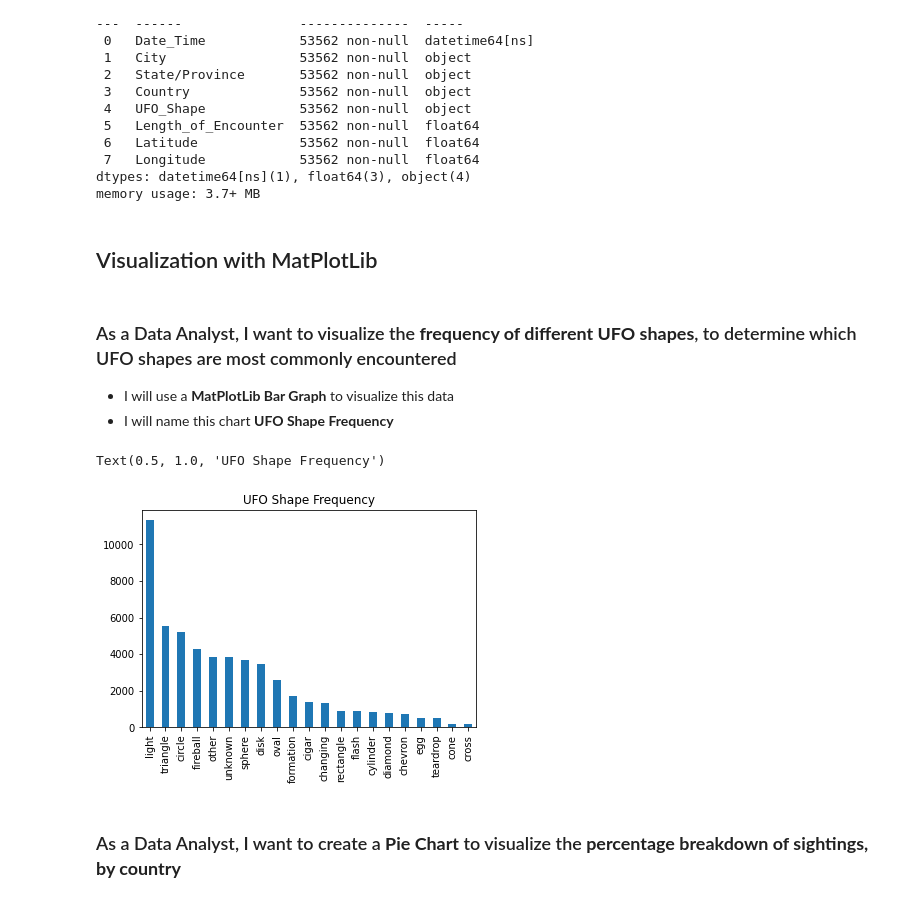
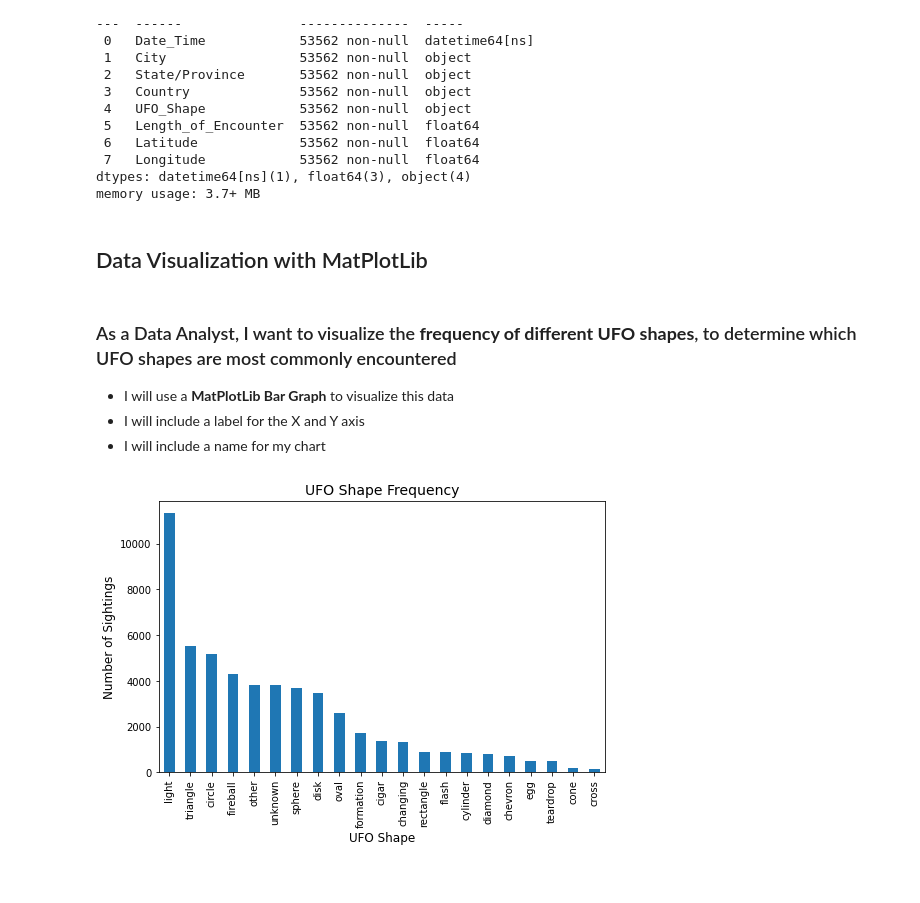
Before and after one commit to megancindric/DA_Flex_Pandas_MatPlotLib, a Jupyter notebook: Pandas_MatPlotLib_User_Stories.ipynb, the cells around one changed output. Cells and saved outputs as stored; diff of their text form; code cells hidden in the pictures.

```diff
--- a/Pandas_MatPlotLib_User_Stories.ipynb
+++ b/Pandas_MatPlotLib_User_Stories.ipynb
@@ -18,7 +11,7 @@ import matplotlib.pyplot as plt
 # %% [markdown]
 ### As a Data Analyst, I want to import and store the `ufo_sightings.csv` file in a variable
 # %%
-ufo_df = pd.read_csv("ufo_sightings1.csv", index_col="#")
+ufo_df = pd.read_csv("ufo_sightings.csv", index_col="#")
 ufo_df.info()
 # %% [output]
 <class 'pandas.core.frame.DataFrame'>
@@ -99,19 +92,22 @@ Data columns (total 8 columns):
 dtypes: datetime64[ns](1), float64(3), object(4)
 memory usage: 3.7+ MB
 # %% [markdown]
-## Visualization with MatPlotLib
+## Data Visualization with MatPlotLib
 # %% [markdown]
 ### As a Data Analyst, I want to visualize the **frequency of different UFO shapes**, to determine which UFO shapes are most commonly encountered
 * I will use a **MatPlotLib Bar Graph** to visualize this data
-* I will name this chart **UFO Shape Frequency**
+* I will include a label for the X and Y axis
+* I will include a name for my chart
 # %%
 filtered_df.nunique()
 shape_count = filtered_df["UFO_Shape"].value_counts()
-shape_count
-ufo_shape_plot = shape_count.plot(kind='bar')
-ufo_shape_plot.set_title("UFO Shape Frequency")
+ufo_shape_plot = shape_count.plot(kind='bar', figsize=(8,5))
+# One way to set title
+#ufo_shape_plot.set_title("UFO Shape Frequency")
+# Another way to set title
+plt.title("UFO Shape Frequency", fontsize=14)
+plt.ylabel("Number of Sightings", fontsize=12)
+plt.xlabel("UFO Shape", fontsize=12)
+plt.show()
 # %% [output]
-Text(0.5, 1.0, 'UFO Shape Frequency')
-[figure, old version]
+[figure, new version]
-# %% [markdown]
-### As a Data Analyst, I want to create a **Pie Chart** to visualize the **percentage breakdown of sightings, by country**
```
Also changed, not shown: parts of 26 cells of this notebook, 3 other files.
